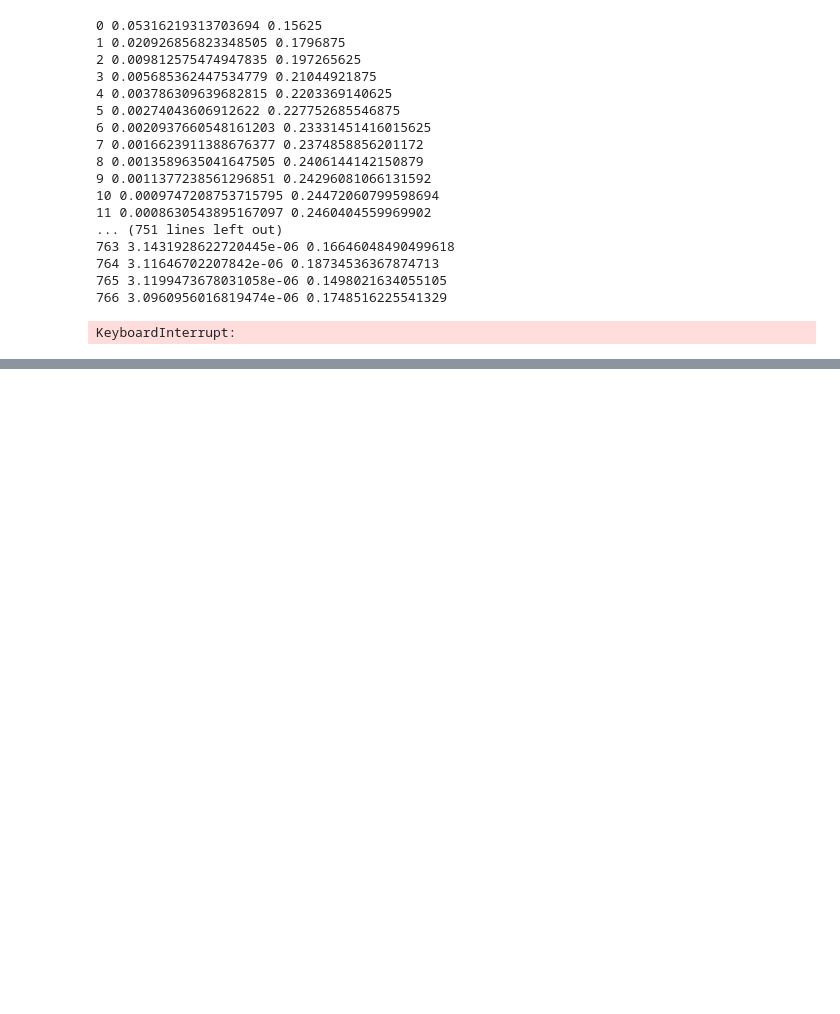
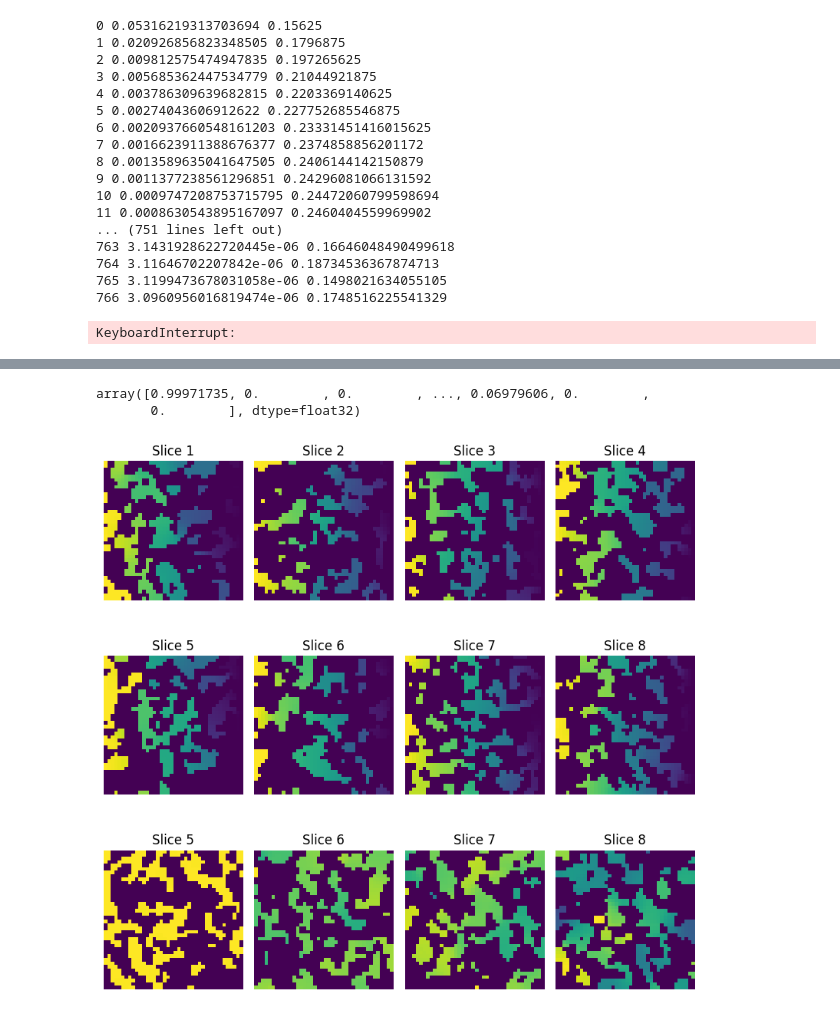
Before and after one commit to Arenhart/PyFlowSolver, a Jupyter notebook: notebooks/large_image_test.ipynb, the cells around one changed output, grey strips where cells are left out. Saved outputs shown, nothing was run; the diff lists cells and outputs as text; code cells hidden in the pictures; blank space fills up the shorter version.

```diff
--- a/notebooks/large_image_test.ipynb
+++ b/notebooks/large_image_test.ipynb
@@ -262,7 +262,7 @@ for i in range(1000):
 KeyboardInterrupt:
 # %%
 vol_40 = ps.generators.blobs(shape=(40, 40, 40), porosity=0.35, seed=42)
-lab_40, n_lab_40 = sc.ndimage.label(vol)
+lab_40, n_lab_40 = sc.ndimage.label(vol_40)
 print(np.unique(lab_40[0,:,:]))
 print(np.unique(lab_40[-1,:,:]))
 print(np.unique(lab_40[:,0,:]))
@@ -330,0 +350,43 @@ for i in range(1000):
+# %%
+A_40_dense, b_40_dense = volume_manager_40.get_linear_system()
+# %%
+solution = np.linalg.solve(A_40_dense, b_40_dense)
+# %%
+solution
+# %% [output]
+array([0.99971735, 0.        , 0.        , ..., 0.06979606, 0.        ,
+       0.        ], dtype=float32)
+# %%
+i = 0
+w, h, d = con_vol_40.shape
+pressure_field = np.zeros((w, h, d), dtype=np.float32)
+
+for x, y, z in ((a,b,c) for a in range(w) for b in range(h) for c in range(d)):
+    pressure_field[x,y,z] = solution[i]
+    i += 1
+# %%
+import matplotlib.pyplot as plt
+
+num_slices = pressure_field.shape[2]
+fig, axs = plt.subplots(3, 4, figsize=(8, 8))
+
+for i in range(num_slices//10):
+    slice_2d = pressure_field[i*10, :, :]
+    axs[0,i].imshow(slice_2d, cmap='viridis', origin='upper')
+    axs[0,i].set_title(f'Slice {i + 1}')
+    axs[0,i].axis('off')  # Turn off axis for better visualization
+
+    slice_2d = pressure_field[:, i*10, :]
+    axs[1,i].imshow(slice_2d, cmap='viridis', origin='upper')
+    axs[1,i].set_title(f'Slice {i + 1 + 4}')
+    axs[1,i].axis('off')  # Turn off axis for better visualization
+
+    slice_2d = pressure_field[:, :, i*10]
+    axs[2,i].imshow(slice_2d, cmap='viridis', origin='upper')
+    axs[2,i].set_title(f'Slice {i + 1 + 4}')
+    axs[2,i].axis('off')  # Turn off axis for better visualization
+
+plt.tight_layout()
+plt.show()
+# %% [output]
+[figure, added]
```
Also changed, not shown: parts of 14 cells of this notebook, 8 other files.
